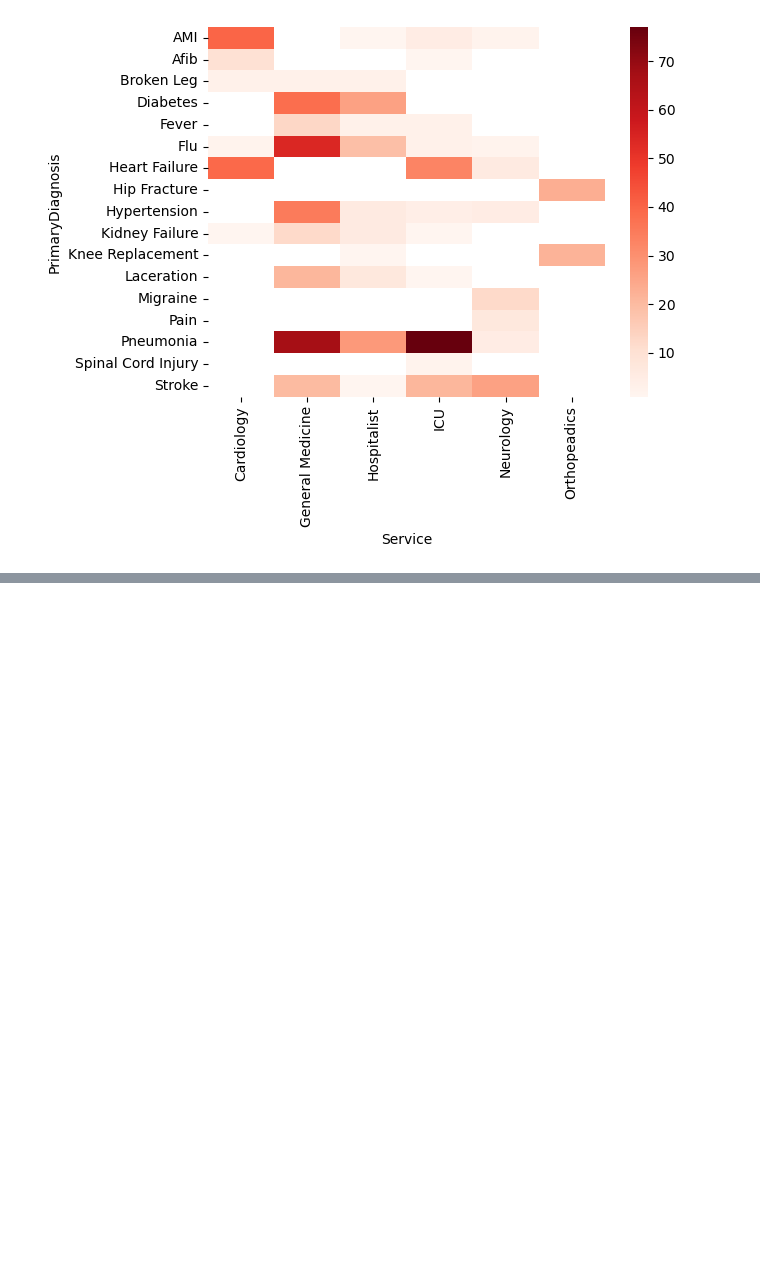
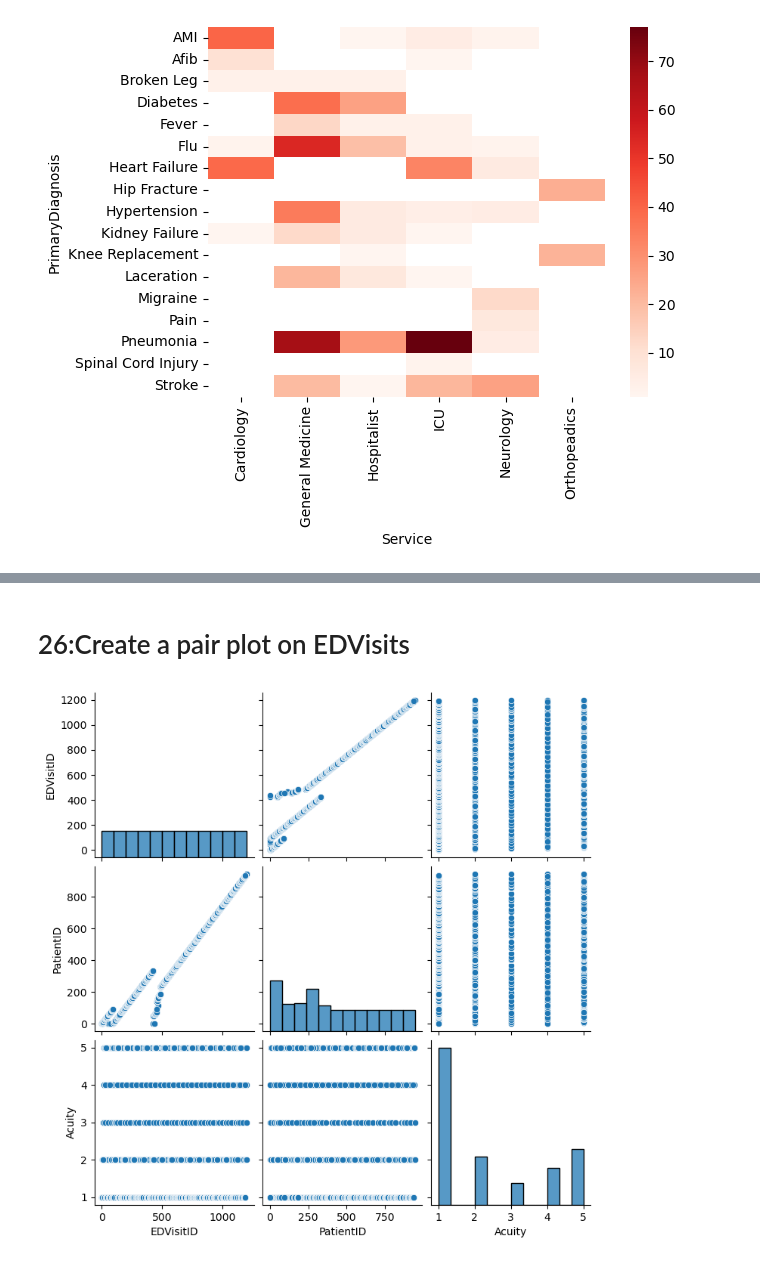
Before and after one commit to fathimadev35/PythonCoders, a Jupyter notebook: PythonCoders-EDA-Notebook.ipynb, the cells around one changed output, grey strips where cells are left out. Saved outputs shown, nothing was run; the diff lists cells and outputs as text; code cells hidden in the pictures; blank space fills up the shorter version.

```diff
--- a/PythonCoders-EDA-Notebook.ipynb
+++ b/PythonCoders-EDA-Notebook.ipynb
@@ -277,0 +391,7 @@ plt.show()
+# %% [markdown]
+# 26:Create a pair plot on EDVisits
+# %%
+sns.pairplot(df)
+plt.show()
+# %% [output]
+[figure, added]
```
Also changed, not shown: parts of 15 cells of this notebook.
